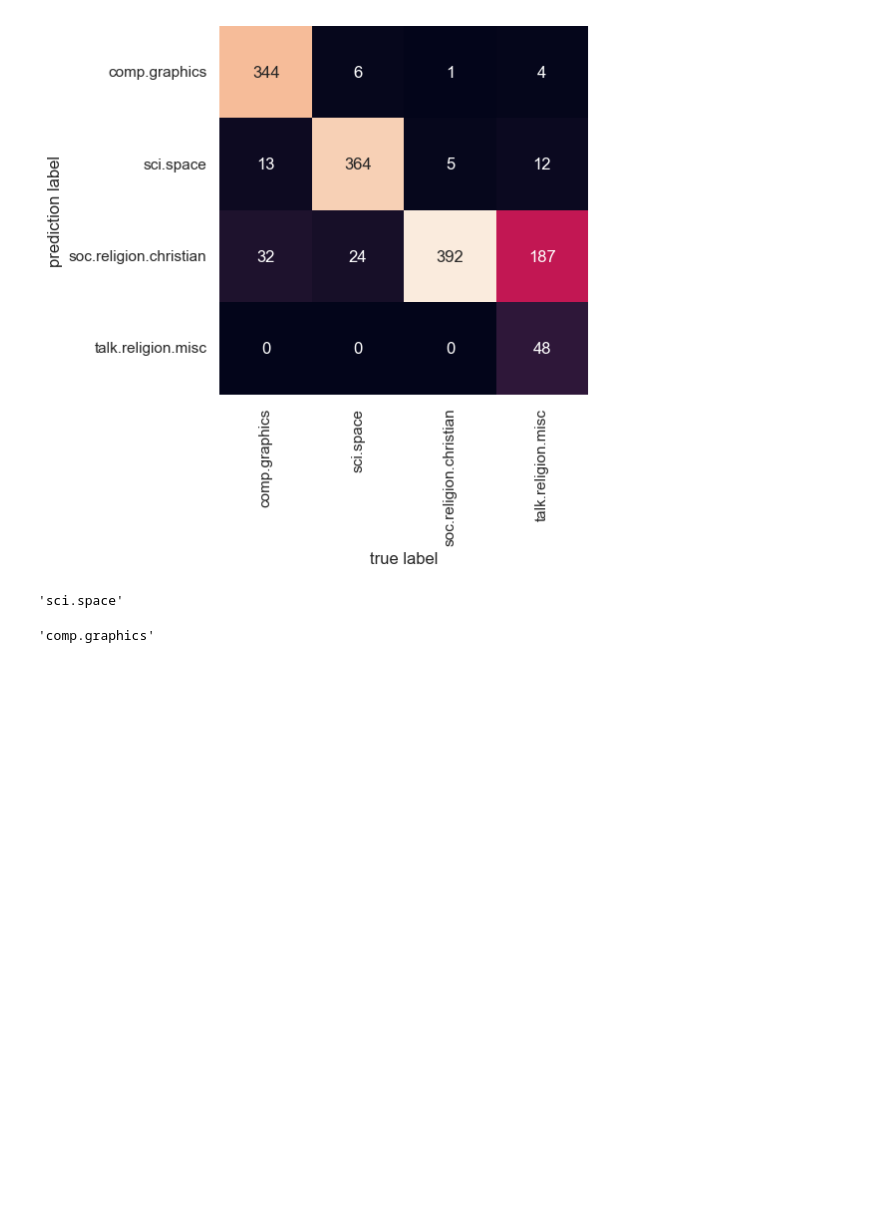
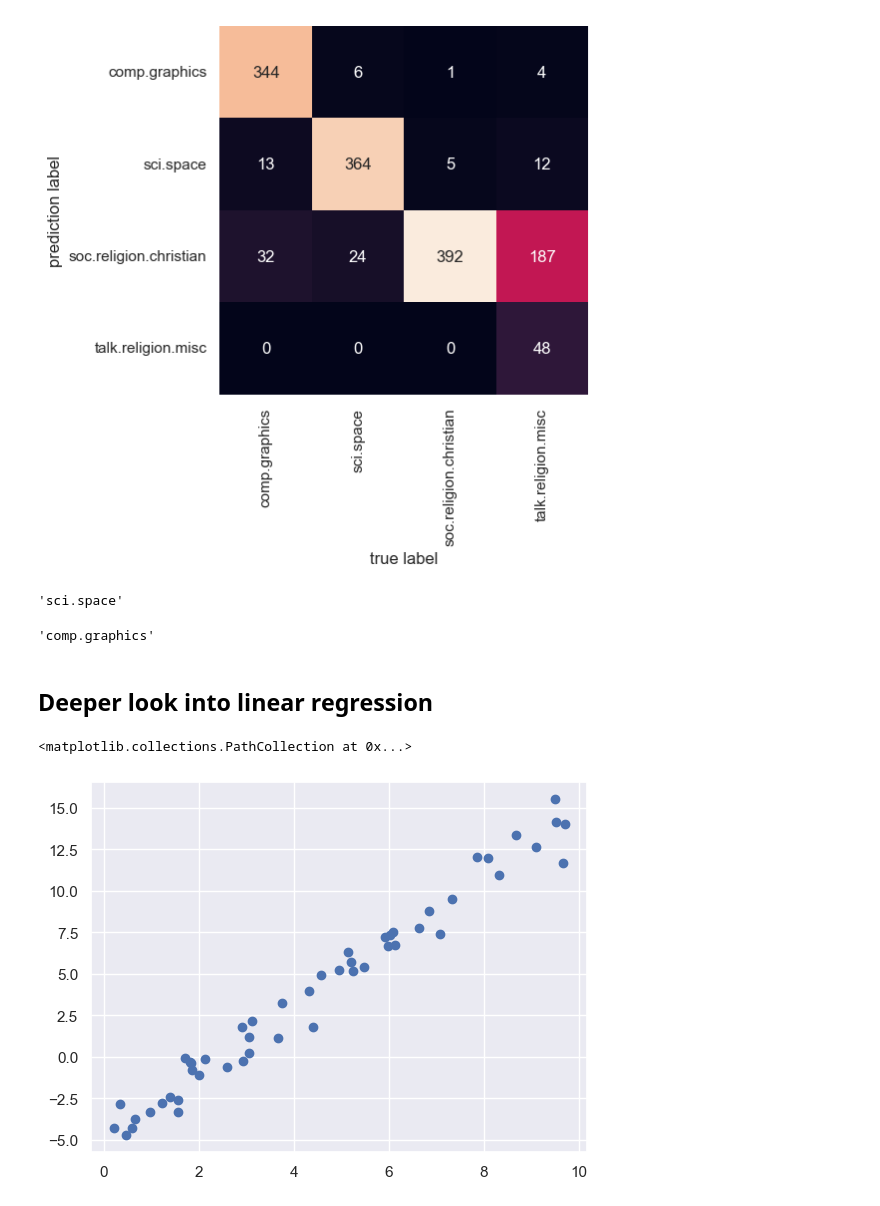
Before and after one commit to Alexa201228/ml_train, a Jupyter notebook: deeper_look_into_classic_ml.ipynb, the cells around one changed output. Saved outputs shown, nothing was run; the diff lists cells and outputs as text; code cells hidden in the pictures; blank space fills up the shorter version.

Commit message:
Add advanced linear regression look

```diff
--- a/deeper_look_into_classic_ml.ipynb
+++ b/deeper_look_into_classic_ml.ipynb
@@ -148,3 +148,18 @@ predict_category("sending payload to ISS")
 predict_category("screen resolution")
 # %% [output]
 'comp.graphics'
+# %% [markdown]
+## Deeper look into linear regression
+# %%
+import matplotlib.pyplot as plt
+import seaborn as sns
+sns.set_theme()
+import numpy as np
+# %%
+rng = np.random.RandomState(42)
+x = 10 * rng.rand(50)
+y = 2 * x - 5 + rng.randn(50)
+plt.scatter(x, y)
+# %% [output]
+<matplotlib.collections.PathCollection at 0x...>
+[figure, added]
```
Also changed, not shown: parts of 7 cells of this notebook.
